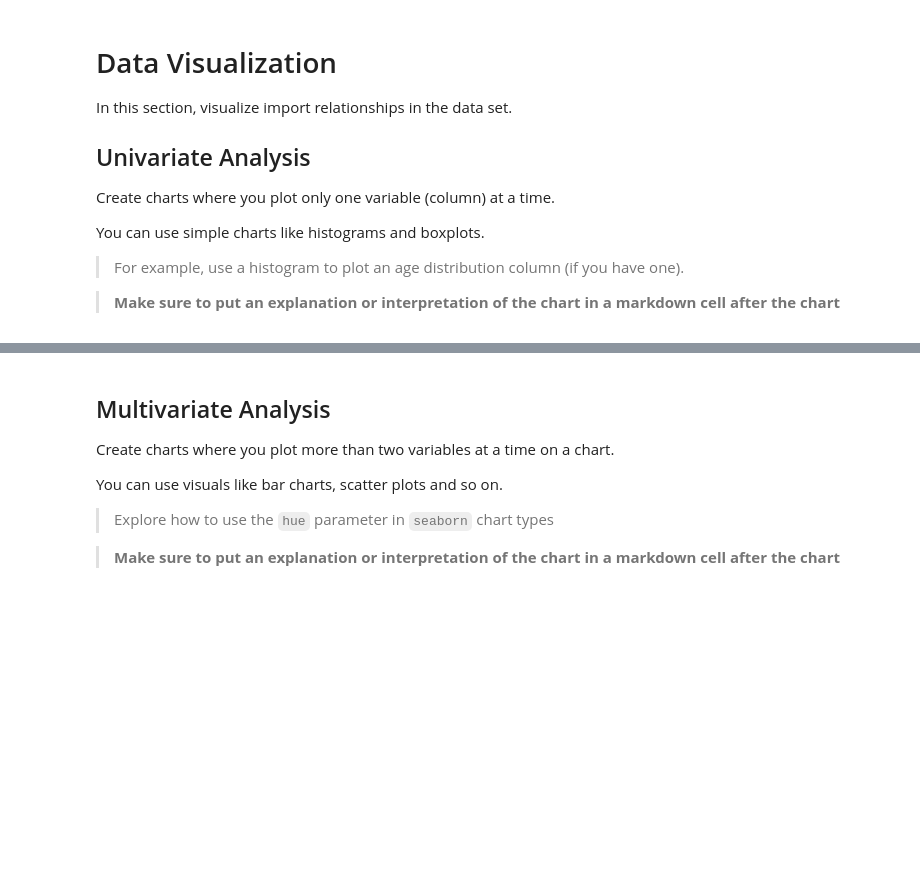
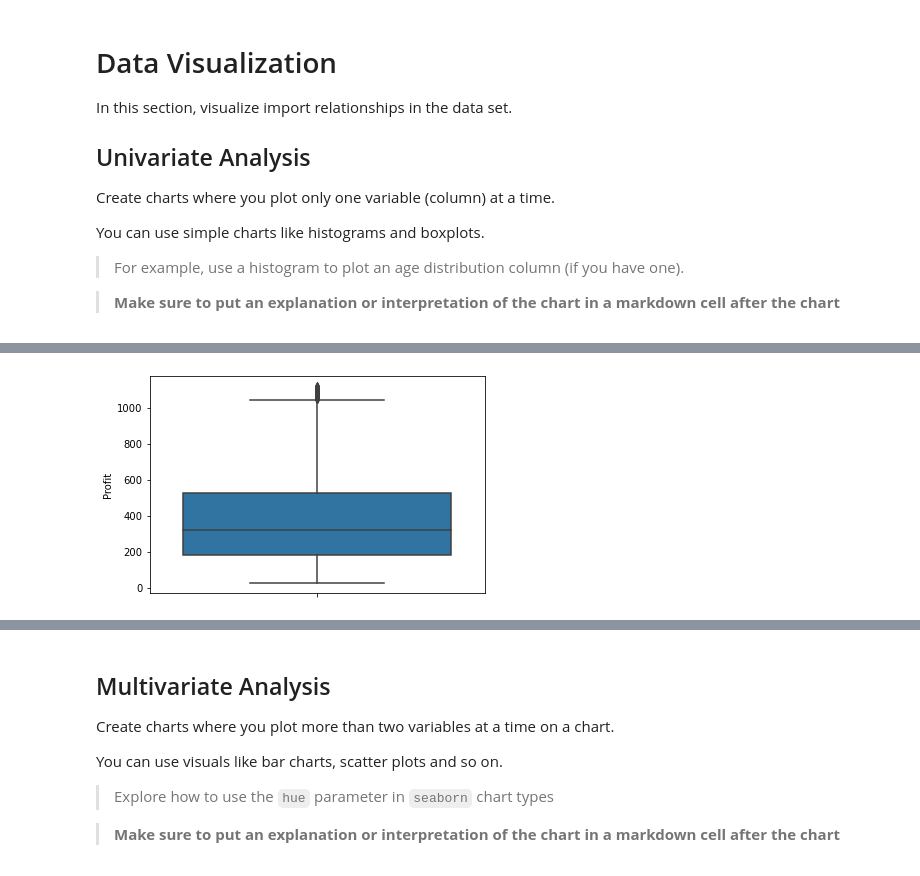
Before and after one commit to Encephalonjet/Python-Data-Science-2, a Jupyter notebook: EDA_Template.ipynb, the cells around one changed output, grey strips where cells are left out. Saved outputs shown, nothing was run; the diff lists cells and outputs as text; code cells hidden in the pictures; blank space fills up the shorter version.

```diff
--- a/EDA_Template.ipynb
+++ b/EDA_Template.ipynb
@@ -74,0 +203,6 @@ You can use simple charts like histograms and boxplots.
+# %%
+##using Box plot to show Outliers
+sns.boxplot(y=sales_record['Profit'])
+plt.show()
+# %% [output]
+[figure, added]
```
Also changed, not shown: parts of 54 cells of this notebook.
